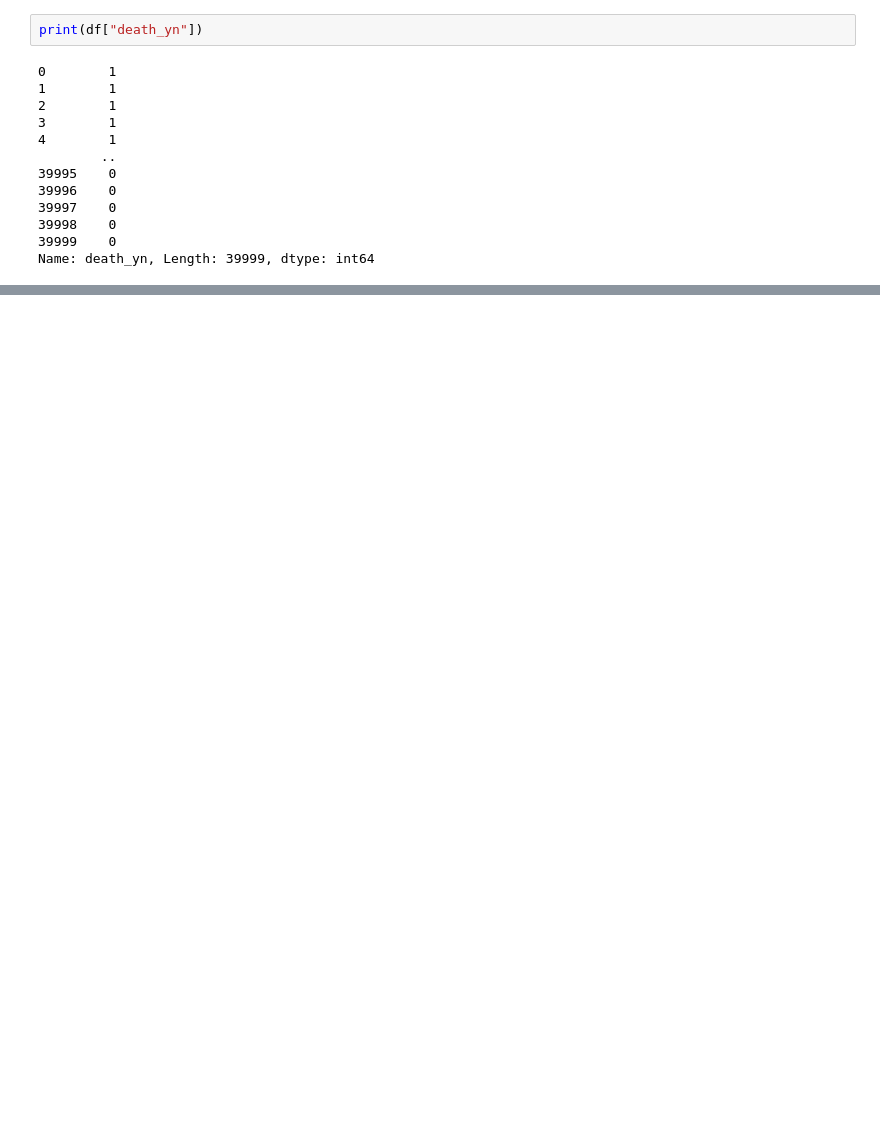
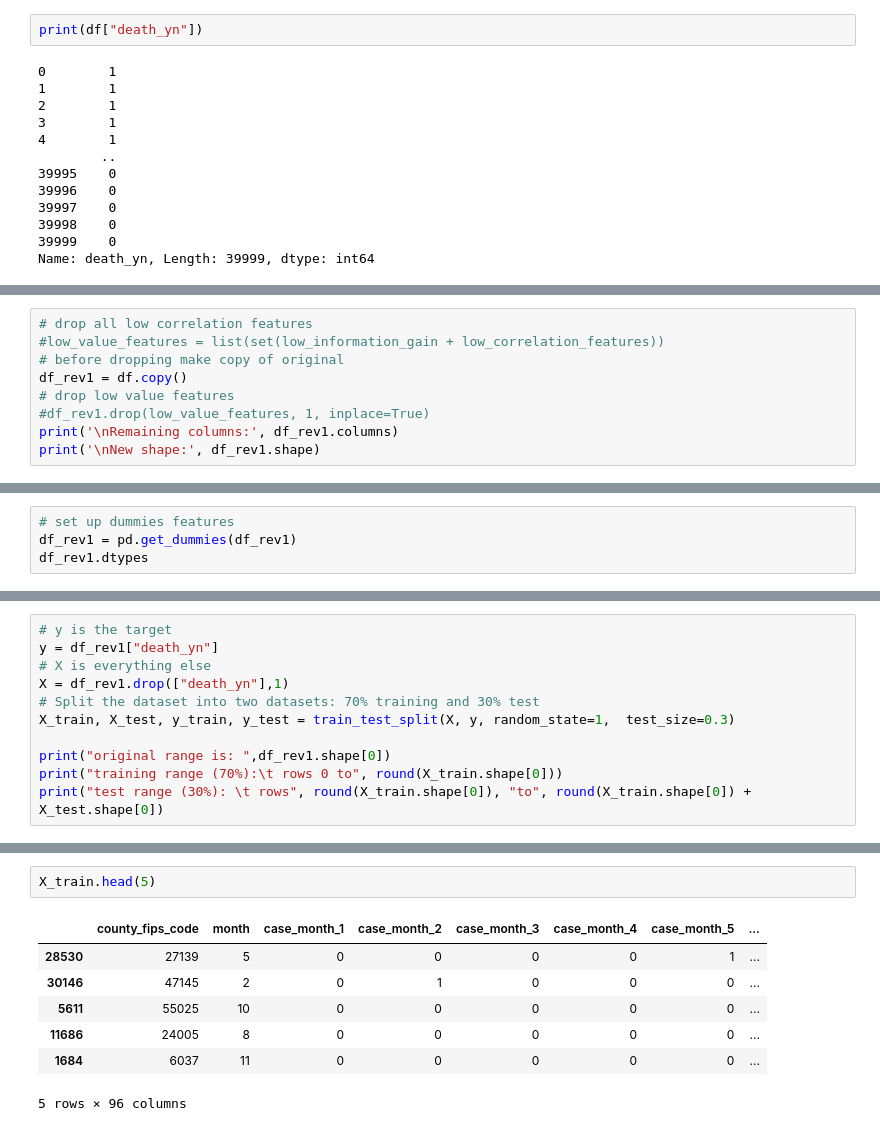
Before and after one commit to paul-od24/data_analytics_hw2, a Jupyter notebook: hw2 copy.ipynb, the cells around one changed output, grey strips where cells are left out. Drawn from its saved outputs; the diff is of its cells as text; blank space fills up the shorter version.

```diff
--- a/hw2 copy.ipynb
+++ b/hw2 copy.ipynb
@@ -813,0 +852,9 @@ Index(['case_month', 'res_state', 'county_fips_code', 'age_group', 'sex',
+# %%
+# drop all low correlation features
+#low_value_features = list(set(low_information_gain + low_correlation_features))
+# before dropping make copy of original
+df_rev1 = df.copy()
+# drop low value features
+#df_rev1.drop(low_value_features, 1, inplace=True)
+print('\nRemaining columns:', df_rev1.columns)
+print('\nNew shape:', df_rev1.shape)
@@ -813,0 +877,4 @@ Index(['case_month', 'res_state', 'county_fips_code', 'age_group', 'sex',
+# %%
+# set up dummies features
+df_rev1 = pd.get_dummies(df_rev1)
+df_rev1.dtypes
@@ -813,0 +960,11 @@ Index(['case_month', 'res_state', 'county_fips_code', 'age_group', 'sex',
+# %%
+# y is the target
+y = df_rev1["death_yn"]
+# X is everything else
+X = df_rev1.drop(["death_yn"],1)
+# Split the dataset into two datasets: 70% training and 30% test
+X_train, X_test, y_train, y_test = train_test_split(X, y, random_state=1,  test_size=0.3)
+
+print("original range is: ",df_rev1.shape[0])
+print("training range (70%):\t rows 0 to", round(X_train.shape[0]))
+print("test range (30%): \t rows", round(X_train.shape[0]), "to", round(X_train.shape[0]) + X_test.shape[0])
@@ -813,0 +1001,10 @@ Index(['case_month', 'res_state', 'county_fips_code', 'age_group', 'sex',
+# %%
+X_train.head(5)
+# %% [output]
+|  | county_fips_code | month | case_month_1 | case_month_2 | case_month_3 | case_month_4 | case_month_5 | ... |
+| 28530 | 27139 | 5 | 0 | 0 | 0 | 0 | 1 | ... |
+| 30146 | 47145 | 2 | 0 | 1 | 0 | 0 | 0 | ... |
+| 5611 | 55025 | 10 | 0 | 0 | 0 | 0 | 0 | ... |
+| 11686 | 24005 | 8 | 0 | 0 | 0 | 0 | 0 | ... |
+| 1684 | 6037 | 11 | 0 | 0 | 0 | 0 | 0 | ... |
+5 rows × 96 columns
```
Also changed, not shown: parts of 62 cells of this notebook.
